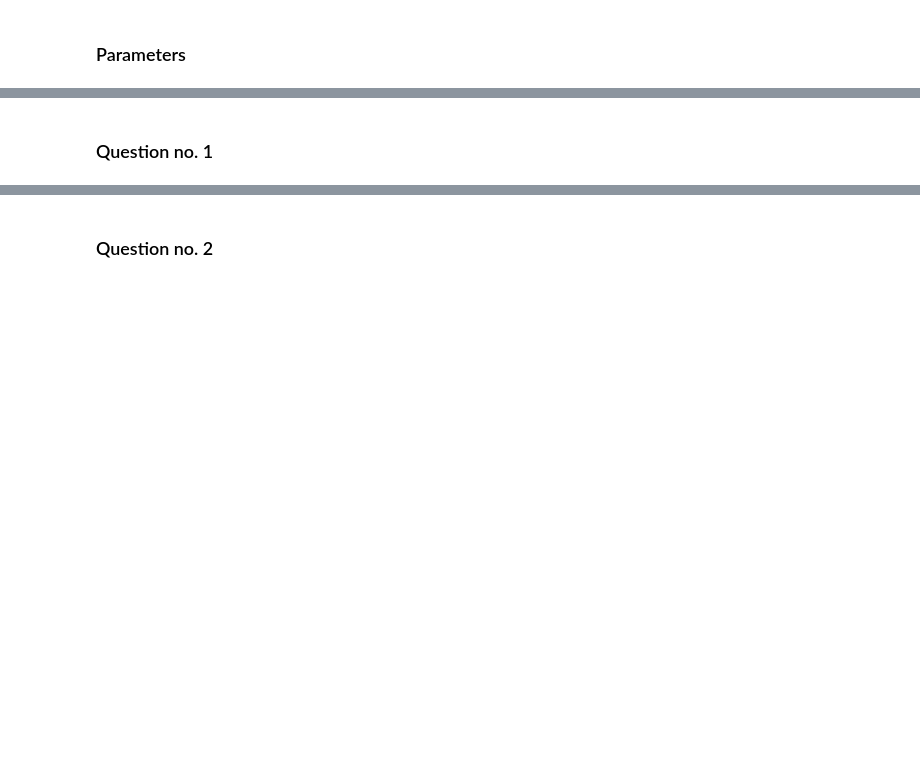
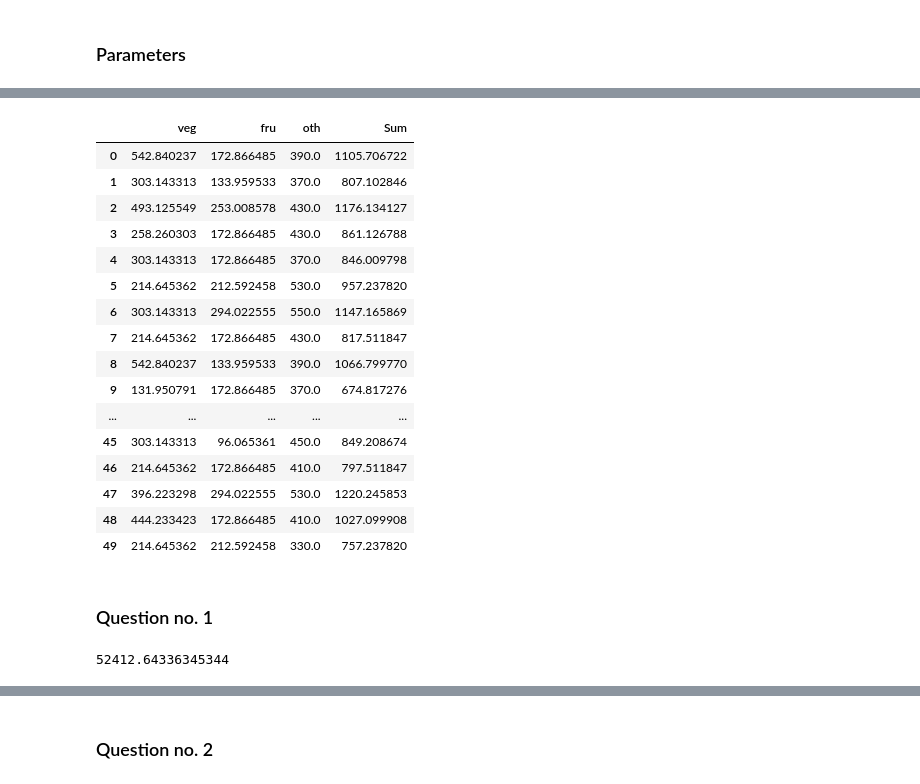
Before and after one commit to daniellepidt/online-supermarket, a Jupyter notebook: 7_אלמוג_דניאל_ניר_שני.ipynb, the cells around one changed output, grey strips where cells are left out. Saved outputs shown, nothing was run; the diff lists cells and outputs as text; code cells hidden in the pictures; blank space fills up the shorter version.

```diff
--- a/7_אלמוג_דניאל_ניר_שני.ipynb
+++ b/7_אלמוג_דניאל_ניר_שני.ipynb
@@ -22,0 +13,8 @@ v_df
+# %%
+lamb = [7.5, 5.2, 20] # Lambdas for the poission destribution
+m = {1:[],2:[],3:[]}
+for i in m.keys():
+    for j in range(J):
+        m[i].append(np.random.poisson(lamb[i-1]))
+m_df = pd.DataFrame(m)
+m_df
@@ -22,0 +39,12 @@ v_df
+# %%
+v = {"veg":[],"fru":[], "oth":[]} # A dataframe of collector's velocity
+for i in v.keys():
+    for j in range(J):
+        if i == "veg":
+            v[i].append((25/(25+25*m[1][j]))**1.2)
+        elif i == "fru":
+            v[i].append((25/(25+30*m[2][j]))**1.1)
+        else:
+            v[i].append(25/(25+10*m[3][j]))
+v_df = pd.DataFrame(v)
+v_df
@@ -22,0 +69,34 @@ v_df
+# %%
+len_shelf = 25
+len_pass = len_shelf*2
+c = [0 for i in range(J)]
+schedule = [0 for i in range(J)]
+# %%
+t = {"veg":[],"fru":[], "oth":[]} # A dataframe of collector's times
+for i in t.keys():
+    for j in range(J):
+        if i == "veg" or i == "fru":
+            t[i].append(len_shelf/v_df[i][j])
+        else:
+            t[i].append(len_pass/v_df[i][j])
+t_df = pd.DataFrame(t)
+t_df['Sum'] = t_df.sum(axis=1)
+t_df
+# %% [output]
+|  | veg | fru | oth | Sum |
+| 0 | 542.840237 | 172.866485 | 390.0 | 1105.706722 |
+| 1 | 303.143313 | 133.959533 | 370.0 | 807.102846 |
+| 2 | 493.125549 | 253.008578 | 430.0 | 1176.134127 |
+| 3 | 258.260303 | 172.866485 | 430.0 | 861.126788 |
+| 4 | 303.143313 | 172.866485 | 370.0 | 846.009798 |
+| 5 | 214.645362 | 212.592458 | 530.0 | 957.237820 |
+| 6 | 303.143313 | 294.022555 | 550.0 | 1147.165869 |
+| 7 | 214.645362 | 172.866485 | 430.0 | 817.511847 |
+| 8 | 542.840237 | 133.959533 | 390.0 | 1066.799770 |
+| 9 | 131.950791 | 172.866485 | 370.0 | 674.817276 |
+| ... | ... | ... | ... | ... |
+| 45 | 303.143313 | 96.065361 | 450.0 | 849.208674 |
+| 46 | 214.645362 | 172.866485 | 410.0 | 797.511847 |
+| 47 | 396.223298 | 294.022555 | 530.0 | 1220.245853 |
+| 48 | 444.233423 | 172.866485 | 410.0 | 1027.099908 |
+| 49 | 214.645362 | 212.592458 | 330.0 | 757.237820 |
@@ -23,2 +106,19 @@ v_df
 # %% [markdown]
 ### Question no. 1
+# %%
+for j in range(J):
+    if m_df[1][j] > 0 or m_df[2][j] > 0:
+        schedule[j] += t_now
+        if m_df[1][j] > 0:
+            t_now += t_df["veg"][j]
+        if m_df[2][j] > 0:
+            t_now += t_df["fru"][j]
+        if m_df[3][j] > 0:
+            t_now += len_pass + t_df["oth"][j]
+        c[j] = t_now
+    else:
+        t_now += t_df["oth"][j]
+        c[j] = t_now
+print(max(c))
+# %% [output]
+52412.64336345344
```
Also changed, not shown: parts of 9 cells of this notebook.
